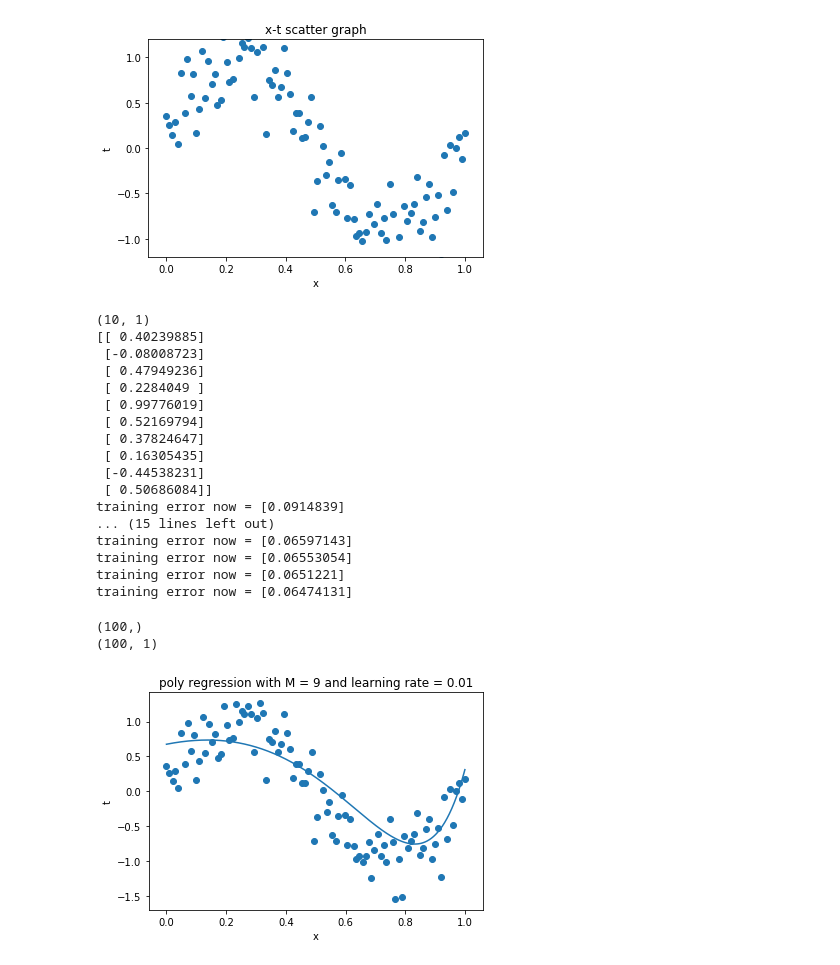
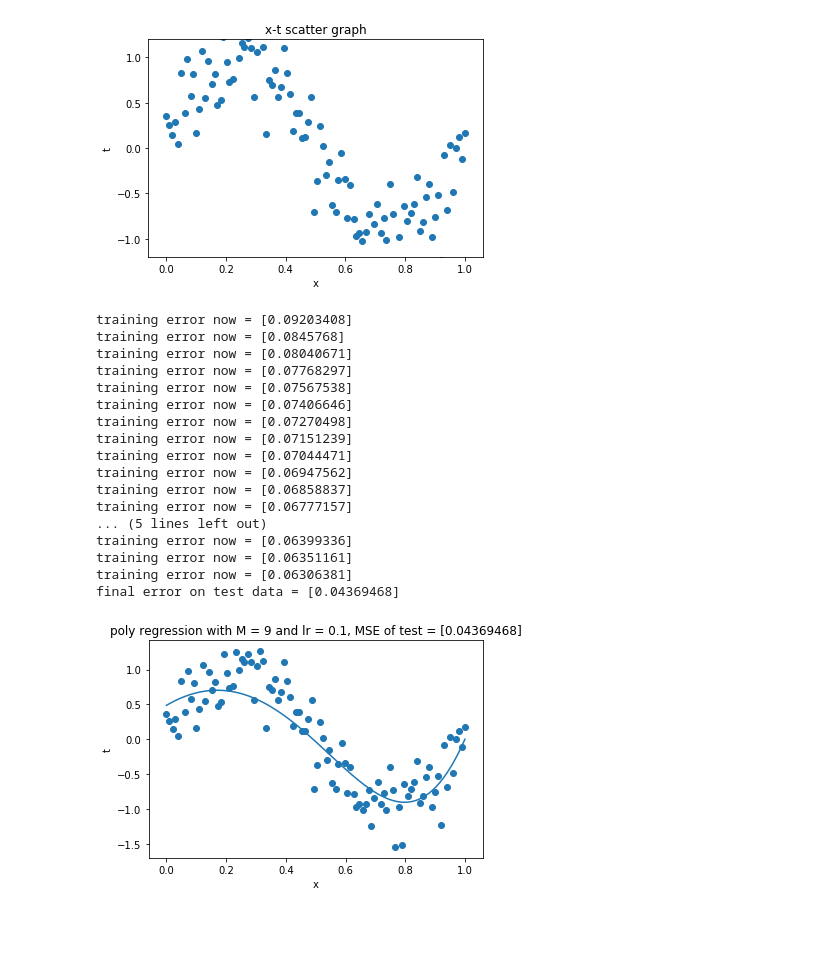
Before and after one commit to EazyReal/NCTU2019fall_DeepLearning, a Jupyter notebook: HW0/HW0.ipynb, the cells around one changed output. Cells and saved outputs as stored; diff of their text form; code cells hidden in the pictures; blank space fills up the shorter version.

Commit message:
hw0 1-2 with LnC-testMSE graph

```diff
--- a/HW0/HW0.ipynb
+++ b/HW0/HW0.ipynb
@@ -40,7 +37,7 @@ plt.show()
 # %% [output]
 [figure]
 # %%
-learning_rate = 0.01
+learning_rate = 0.1
 epoch = 1000
 # %%
 def calc_pred(w, x):
@@ -63,8 +60,6 @@ def calc_grad(w, x, t):
 node_in = 10
 node_out = 1
 W = np.random.randn(node_in, node_out) / np.sqrt(node_in / 2)
-print(W.shape)
-print(W)
 
 for ep_i in range(1, epoch+1):
     p = calc_pred(W, train_X)
@@ -72,38 +67,37 @@ for ep_i in range(1, epoch+1):
         W -= learning_rate*calc_grad(W, train_X[g_i], train_y[g_i][0])
     if(ep_i%50 == 0):
         print("training error now = {}".format(calc_error(p, train_y)))
+
+test_error = calc_error(calc_pred(W, test_X), test_y)
+print("final error on test data = {}".format(test_error))
 # %% [output]
-(10, 1)
-[[ 0.40239885]
- [-0.08008723]
- [ 0.47949236]
- [ 0.2284049 ]
- [ 0.99776019]
- [ 0.52169794]
- [ 0.37824647]
- [ 0.16305435]
- [-0.44538231]
- [ 0.50686084]]
-training error now = [0.0914839]
-... (15 lines left out)
-training error now = [0.06597143]
-training error now = [0.06553054]
-training error now = [0.0651221]
-training error now = [0.06474131]
+training error now = [0.09203408]
+training error now = [0.0845768]
+training error now = [0.08040671]
+training error now = [0.07768297]
+training error now = [0.07567538]
+training error now = [0.07406646]
+training error now = [0.07270498]
+training error now = [0.07151239]
+training error now = [0.07044471]
+training error now = [0.06947562]
+training error now = [0.06858837]
+training error now = [0.06777157]
+... (5 lines left out)
+training error now = [0.06399336]
+training error now = [0.06351161]
+training error now = [0.06306381]
+final error on test data = [0.04369468]
 # %%
 plt.figure()
 xs = np.linspace(0, 1, 1000)
 ys = np.asarray([ np.matmul(np.asarray([[pow(x, i) for i in range(len(W))]]), W)[0][0] for x in xs])
-print(np.asarray([x[1] for x in X]).shape)
-print(np.asarray(y).shape)
 plt.scatter([x[1] for x in X],y)
 plt.plot(xs,ys)
 plt.xlabel("x")
 plt.ylabel("t")
-plt.title("poly regression with M = {} and learning rate = {}".format(9, learning_rate))
+plt.title("poly regression with M = {} and lr = {}, MSE of test = {}".format(9, learning_rate, test_error))
 #plt.legend()
 plt.show()
 # %% [output]
-(100,)
-(100, 1)
-[figure, old version]
+[figure, new version]
```
Also changed, not shown: parts of 2 cells of this notebook, 1 other file.
